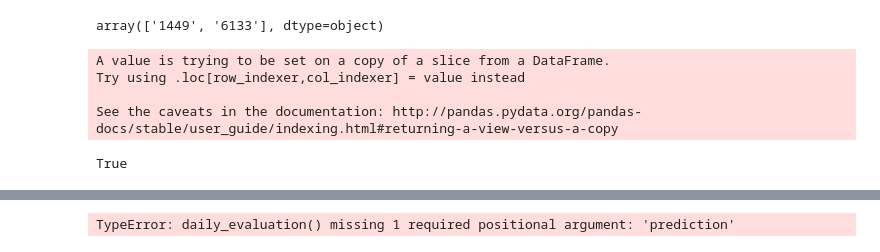
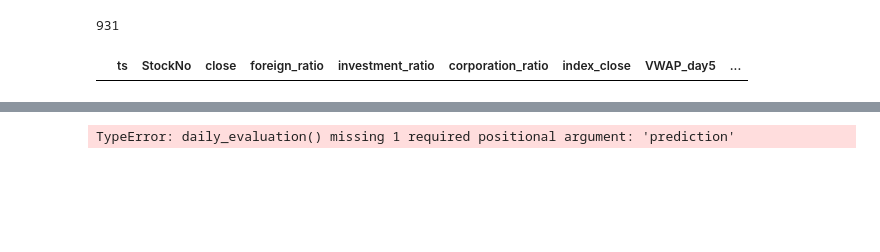
Before and after one commit to datateams0982/Inventory_Check, a Jupyter notebook: PredictModel/Evaluation_testing.ipynb, the cells around one changed output, grey strips where cells are left out. Drawn from its saved outputs; the diff is of its cells as text; code cells hidden in the pictures; blank space fills up the shorter version.

```diff
--- a/PredictModel/Evaluation_testing.ipynb
+++ b/PredictModel/Evaluation_testing.ipynb
@@ -63,7 +38,12 @@ df[['ts', 'StockNo', 'Y_0_score', 'Y_1_score', 'Y']].to_sql('INV_CHECK_TESTING',
+# %%
+len(df['StockNo'].unique())
+# %% [output]
+931
+# %%
+data = func.read_original_data('D:\\庫存健診開發\\data\\stock_processed.csv')
 # %%
 d = pd.merge(data, df, on=['ts', 'StockNo'], how='inner')
-d = d[d.future_return.notnull()]
 d['verify'] = d.apply(func.verify, axis=1)
-d[~d['verify']]['StockNo'].unique()
+d[~d.verify]
 # %% [output]
-array(['1449', '6133'], dtype=object)
+|  | ts | StockNo | close | foreign_ratio | investment_ratio | corporation_ratio | index_close | VWAP_day5 | ... |
@@ -74,8 +49,0 @@ data = func.read_original_data('D:\\庫存健診開發\\data\\processed\\TWSE_fe
-# %%
-func.verification(data, df)
-# %% [output]
-A value is trying to be set on a copy of a slice from a DataFrame.
-Try using .loc[row_indexer,col_indexer] = value instead
-
-See the caveats in the documentation: http://pandas.pydata.org/pandas-docs/stable/user_guide/indexing.html#returning-a-view-versus-a-copy
-True
```
Also changed, not shown: parts of 23 cells of this notebook, 41 other files.
